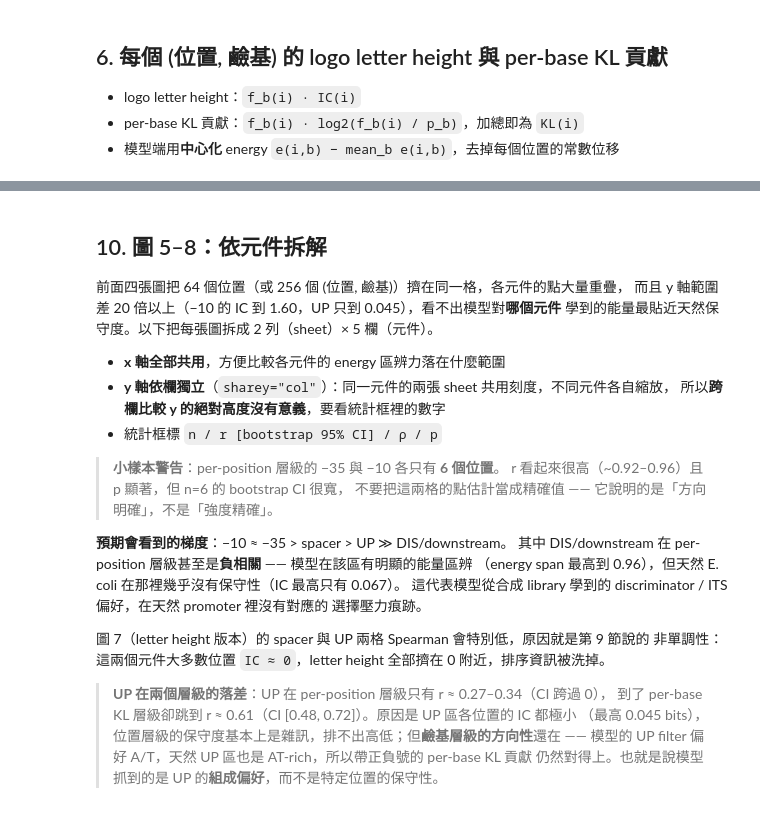
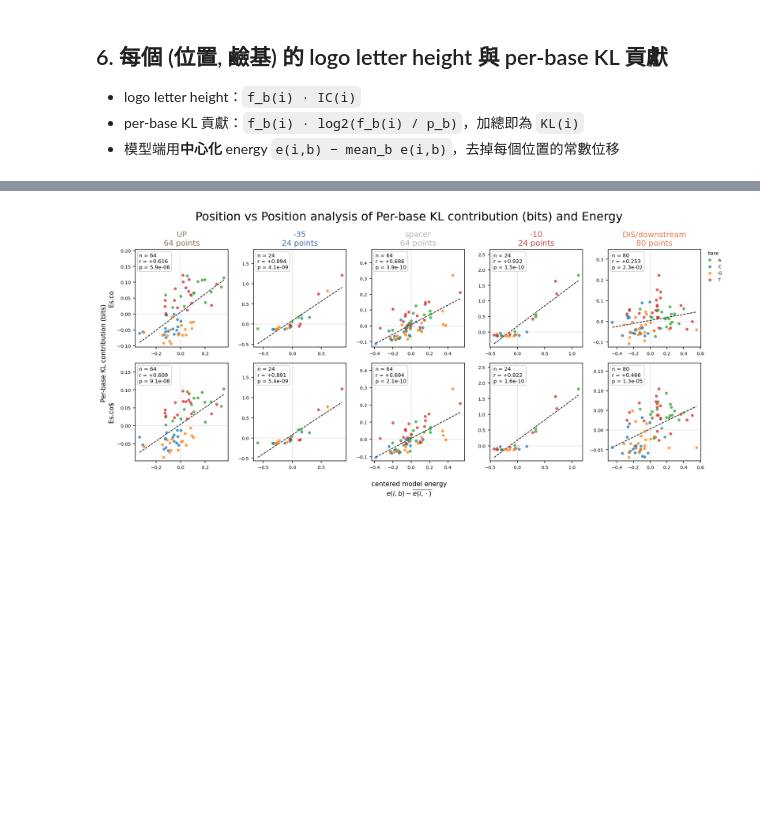
Before and after one commit to KellyLiao1023/Whole-model, a Jupyter notebook: MS2_Data_PyTorch/scripts/Model_CorePromoter_energy_vs_conservation.ipynb, the cells around one changed output, grey strips where cells are left out. Cells and saved outputs as stored; diff of their text form; code cells hidden in the pictures; blank space fills up the shorter version.

```diff
--- a/MS2_Data_PyTorch/scripts/Model_CorePromoter_energy_vs_conservation.ipynb
+++ b/MS2_Data_PyTorch/scripts/Model_CorePromoter_energy_vs_conservation.ipynb
@@ -661,33 +857,6 @@ plot_per_base("letter_height", "Logo letter height  " + r"$f_b(i)\cdot IC(i)$  (
 # %%
-plot_per_base("kl_contrib", "Per-base KL contribution  " + r"$f_b(i)\,\log_2(f_b(i)/p_b)$  (bits)",
-              f"EnergyVsKL_perbase_Ecoli_sp{SPACER}")
+# 圖 3
+plot_by_element("perbase", "kl_contrib", "Per-base KL contribution (bits)",
+                f"EnergyVsKL_perbase_byElement_Ecoli_sp{SPACER}");
+# %% [output]
+[figure, added]
-# %% [markdown]
-## 10. 圖 5–8：依元件拆解
-
-前面四張圖把 64 個位置（或 256 個 (位置, 鹼基)）擠在同一格，各元件的點大量重疊，
-而且 y 軸範圍差 20 倍以上（−10 的 IC 到 1.60，UP 只到 0.045），看不出模型對**哪個元件**
-學到的能量最貼近天然保守度。以下把每張圖拆成 2 列（sheet）× 5 欄（元件）。
-
-- **x 軸全部共用**，方便比較各元件的 energy 區辨力落在什麼範圍
-- **y 軸依欄獨立**（`sharey="col"`）：同一元件的兩張 sheet 共用刻度，不同元件各自縮放，
-  所以**跨欄比較 y 的絕對高度沒有意義**，要看統計框裡的數字
-- 統計框標 `n / r [bootstrap 95% CI] / ρ / p`
-
-> **小樣本警告**：per-position 層級的 −35 與 −10 各只有 **6 個位置**。
-> r 看起來很高（~0.92–0.96）且 p 顯著，但 n=6 的 bootstrap CI 很寬，
-> 不要把這兩格的點估計當成精確值 —— 它說明的是「方向明確」，不是「強度精確」。
-
-**預期會看到的梯度**：−10 ≈ −35 > spacer > UP ≫ DIS/downstream。
-其中 DIS/downstream 在 per-position 層級甚至是**負相關** —— 模型在該區有明顯的能量區辨
-（energy span 最高到 0.96），但天然 E. coli 在那裡幾乎沒有保守性（IC 最高只有 0.067）。
-這代表模型從合成 library 學到的 discriminator / ITS 偏好，在天然 promoter 裡沒有對應的
-選擇壓力痕跡。
-
-圖 7（letter height 版本）的 spacer 與 UP 兩格 Spearman 會特別低，原因就是第 9 節說的
-非單調性：這兩個元件大多數位置 `IC ≈ 0`，letter height 全部擠在 0 附近，排序資訊被洗掉。
-
-> **UP 在兩個層級的落差**：UP 在 per-position 層級只有 r ≈ 0.27–0.34（CI 跨過 0），
-> 到了 per-base KL 層級卻跳到 r ≈ 0.61（CI [0.48, 0.72]）。原因是 UP 區各位置的 IC 都極小
-> （最高 0.045 bits），位置層級的保守度基本上是雜訊，排不出高低；但**鹼基層級的方向性**還在
-> —— 模型的 UP filter 偏好 A/T，天然 UP 區也是 AT-rich，所以帶正負號的 per-base KL 貢獻
-> 仍然對得上。也就是說模型抓到的是 UP 的**組成偏好**，而不是特定位置的保守性。
```
Also changed, not shown: parts of 24 cells of this notebook.
